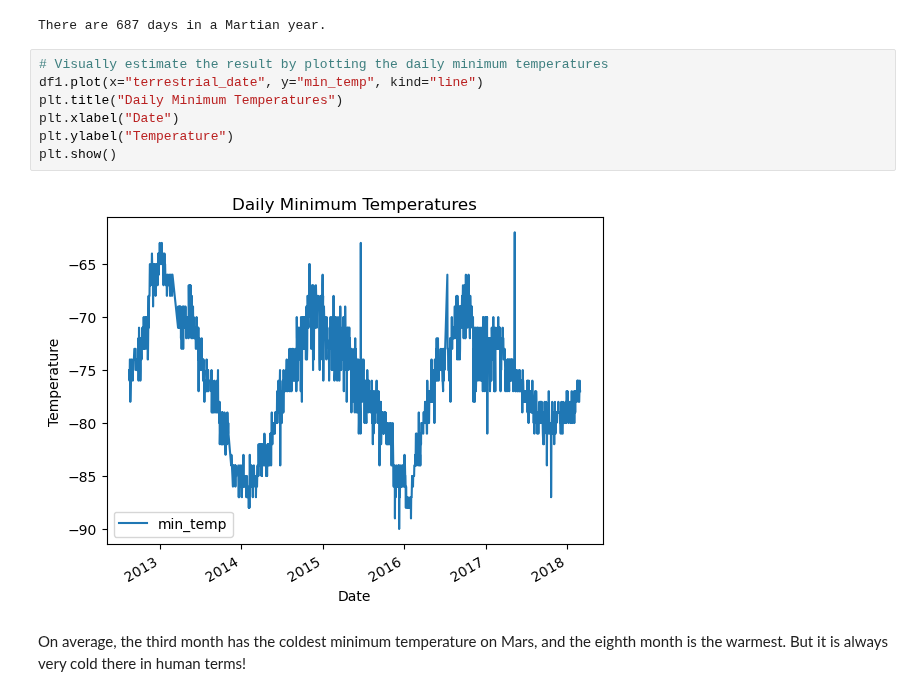
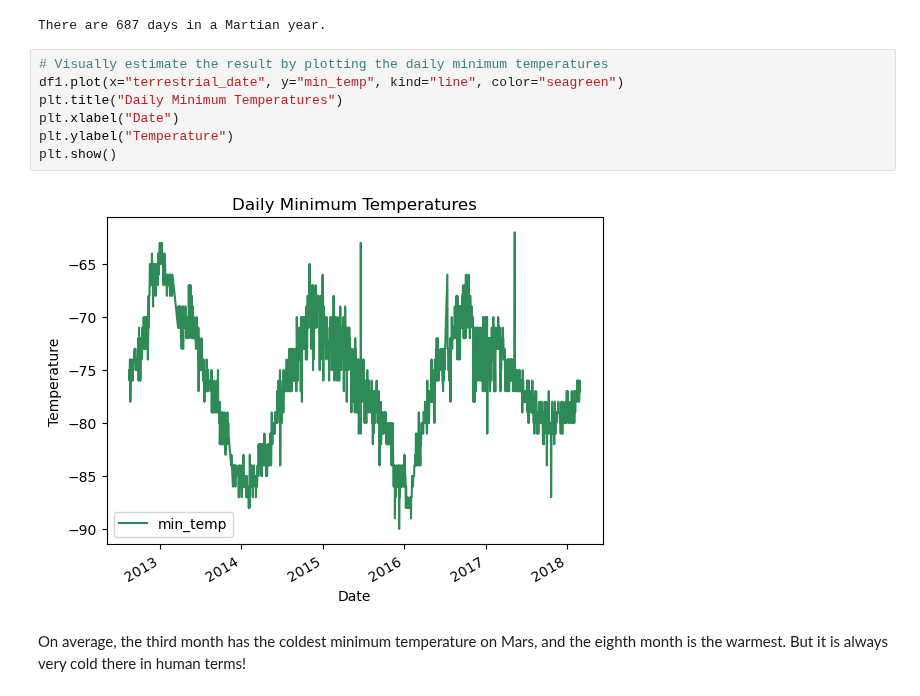
Before and after one commit to smruth17/data_collection, a Jupyter notebook: part_2_mars_weather.ipynb, the cells around one changed output. Saved outputs shown, nothing was run; the diff lists cells and outputs as text.

```diff
--- a/part_2_mars_weather.ipynb
+++ b/part_2_mars_weather.ipynb
@@ -242,13 +251,13 @@ print(f"There are {terrestrial_days} days in a Martian year.")
 There are 687 days in a Martian year.
 # %%
 # Visually estimate the result by plotting the daily minimum temperatures
-df1.plot(x="terrestrial_date", y="min_temp", kind="line")
+df1.plot(x="terrestrial_date", y="min_temp", kind="line", color="seagreen")
 plt.title("Daily Minimum Temperatures")
 plt.xlabel("Date")
 plt.ylabel("Temperature")
 plt.show()
 # %% [output]
-[figure, old version]
+[figure, new version]
 # %% [markdown]
 On average, the third month has the coldest minimum temperature on Mars, and the eighth month is the warmest. But it is always very cold there in human terms!
 # %% [markdown]
```
Also changed, not shown: parts of 3 cells of this notebook.
